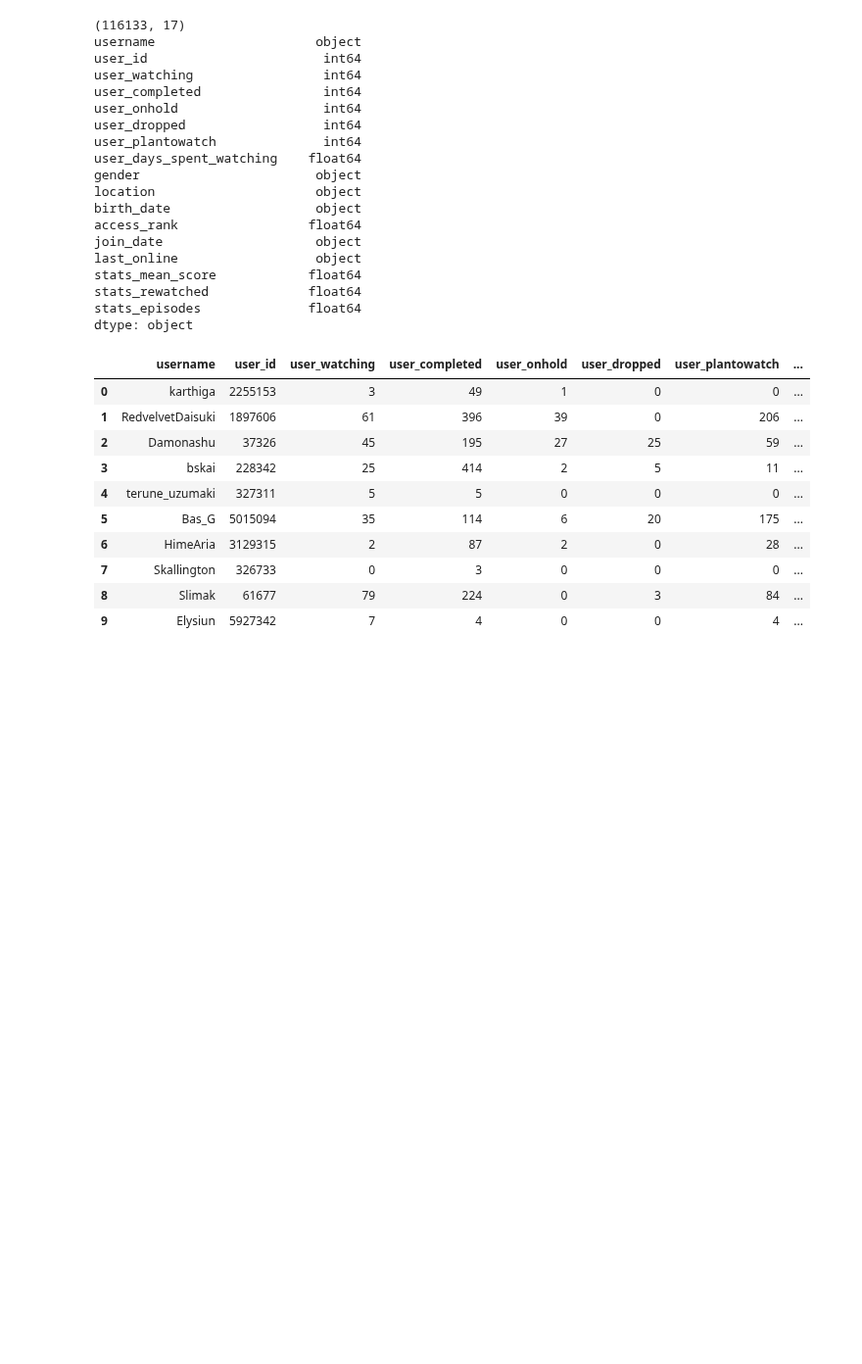
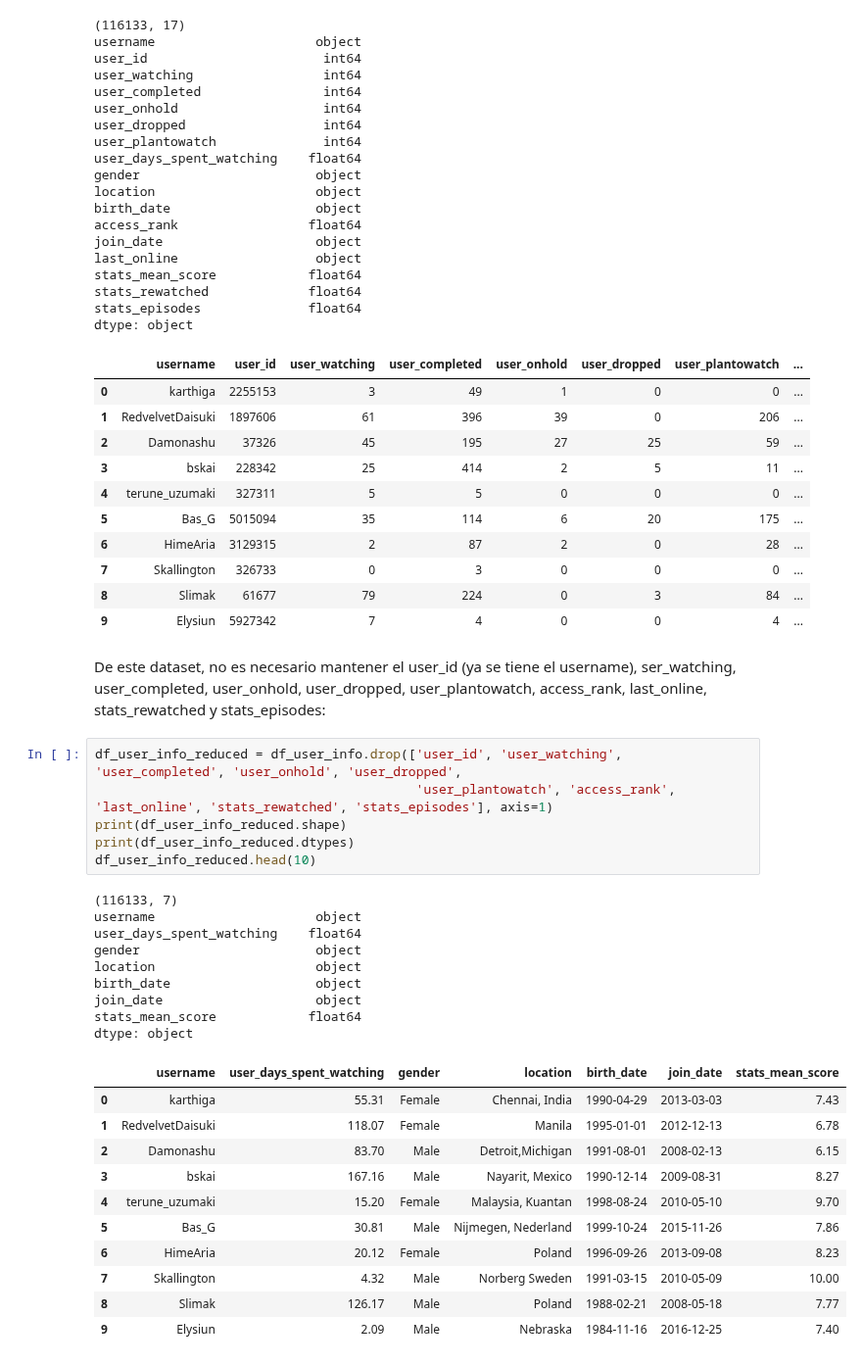
Before and after one commit to YoksanVC/TEC_DataScienceCert, a Jupyter notebook: Module_4_BigData/Proyecto/Propuesta_2_AnimesCompletados/analizis_propuesta_2.ipynb, the cells around one changed output. Shown at 98% size. Cells and saved outputs as stored; diff of their text form; blank space fills up the shorter version.

```diff
--- a/Module_4_BigData/Proyecto/Propuesta_2_AnimesCompletados/analizis_propuesta_2.ipynb
+++ b/Module_4_BigData/Proyecto/Propuesta_2_AnimesCompletados/analizis_propuesta_2.ipynb
@@ -407,3 +406,32 @@ dtype: object
 | 7 | Skallington | 326733 | 0 | 3 | 0 | 0 | 0 | ... |
 | 8 | Slimak | 61677 | 79 | 224 | 0 | 3 | 84 | ... |
 | 9 | Elysiun | 5927342 | 7 | 4 | 0 | 0 | 4 | ... |
+# %% [markdown]
+De este dataset, no es necesario mantener el user_id (ya se tiene el username), ser_watching, user_completed, user_onhold, user_dropped, user_plantowatch, access_rank, last_online, stats_rewatched y stats_episodes:
+# %%
+df_user_info_reduced = df_user_info.drop(['user_id', 'user_watching', 'user_completed', 'user_onhold', 'user_dropped',
+                                          'user_plantowatch', 'access_rank', 'last_online', 'stats_rewatched', 'stats_episodes'], axis=1)
+print(df_user_info_reduced.shape)
+print(df_user_info_reduced.dtypes)
+df_user_info_reduced.head(10)
+# %% [output]
+(116133, 7)
+username                     object
+user_days_spent_watching    float64
+gender                       object
+location                     object
+birth_date                   object
+join_date                    object
+stats_mean_score            float64
+dtype: object
+|  | username | user_days_spent_watching | gender | location | birth_date | join_date | stats_mean_score |
+| 0 | karthiga | 55.31 | Female | Chennai, India | 1990-04-29 | 2013-03-03 | 7.43 |
+| 1 | RedvelvetDaisuki | 118.07 | Female | Manila | 1995-01-01 | 2012-12-13 | 6.78 |
+| 2 | Damonashu | 83.70 | Male | Detroit,Michigan | 1991-08-01 | 2008-02-13 | 6.15 |
+| 3 | bskai | 167.16 | Male | Nayarit, Mexico | 1990-12-14 | 2009-08-31 | 8.27 |
+| 4 | terune_uzumaki | 15.20 | Female | Malaysia, Kuantan | 1998-08-24 | 2010-05-10 | 9.70 |
+| 5 | Bas_G | 30.81 | Male | Nijmegen, Nederland | 1999-10-24 | 2015-11-26 | 7.86 |
+| 6 | HimeAria | 20.12 | Female | Poland | 1996-09-26 | 2013-09-08 | 8.23 |
+| 7 | Skallington | 4.32 | Male | Norberg Sweden | 1991-03-15 | 2010-05-09 | 10.00 |
+| 8 | Slimak | 126.17 | Male | Poland | 1988-02-21 | 2008-05-18 | 7.77 |
+| 9 | Elysiun | 2.09 | Male | Nebraska | 1984-11-16 | 2016-12-25 | 7.40 |
```
Also changed, not shown: parts of 8 cells of this notebook, 2 other files.
